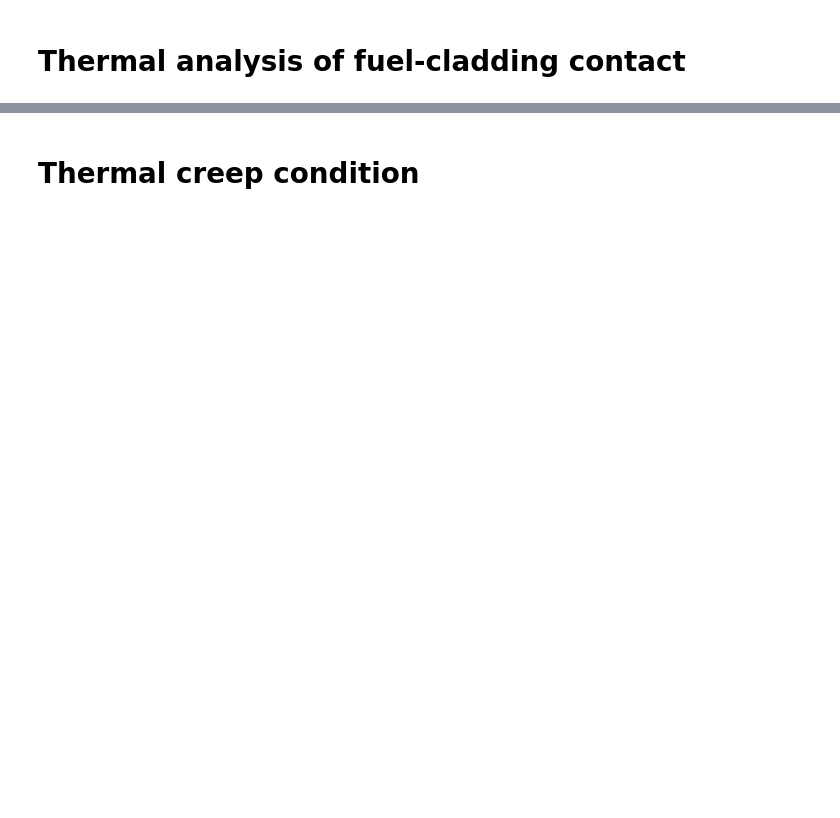
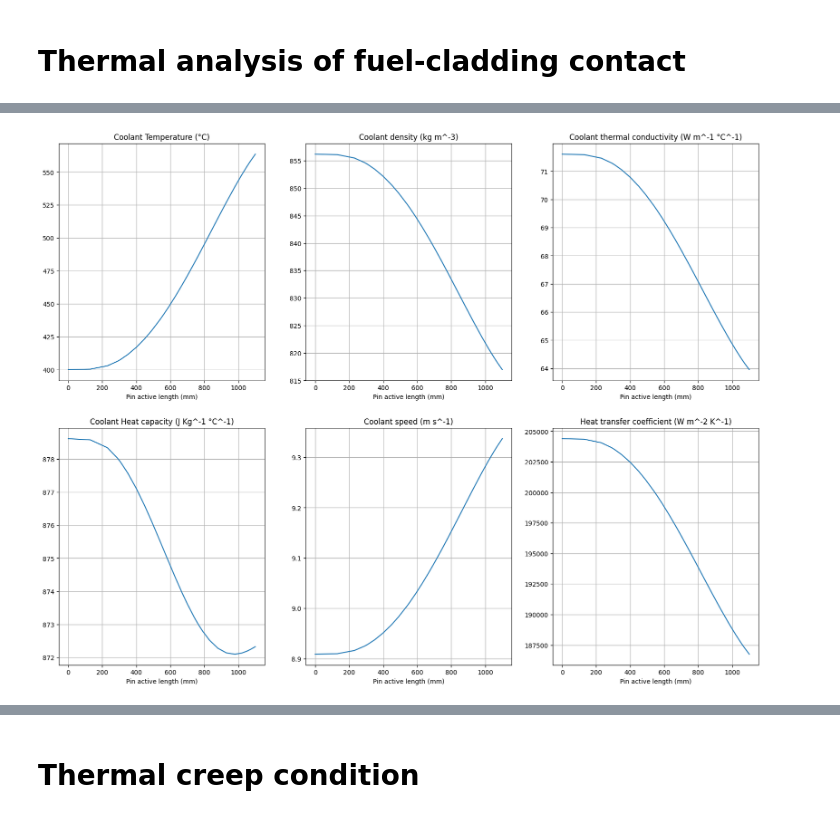
Before and after one commit to Andrea1999Broglia/ASTRID-reactor-fuel-pin-design, a Jupyter notebook: Reactor model.ipynb, the cells around one changed output, grey strips where cells are left out. Cells and saved outputs as stored; diff of their text form; code cells hidden in the pictures; blank space fills up the shorter version.

```diff
--- a/Reactor model.ipynb
+++ b/Reactor model.ipynb
@@ -932,7 +945,7 @@ def swelling_strain(burnup): #(%), burnup in GWd/t
 
 for i in range(len(H)):
 
-    Rfi_new[i]=Rfi_res[i]*(1+swelling_strain(burnup_final[i])*0.01/3)
+    Rfi_new[i]=Rfi_res[i]#*(1+swelling_strain(burnup_final[i])*0.01/3)
     Rfo_new[i]=Rfo_hot[i]*(1+swelling_strain(burnup_final[i])*0.01/3)
     if i<len(H)-1:
         H_swelled[i+1]=H_swelled[i]+(H_expanded[i+1]-H_expanded[i])*(1+swelling_strain(burnup_final[i])*0.01/3)
@@ -1147,6 +1091,0 @@ NameError: name 'Tfonew' is not defined
-# %%
-for i in range(len(H)):
-    if Rcinew[i]-Rfo_val[i]<=0:
-        Rfo_val2[i]=Rfo*(1+alpha*((Tfo_contact[i]+Tfi_contact[i])/2-273.15))*(1+0.07*Burnup[i]/100)**(2/3)
-
-display(Rci_final-Rfo_val2)
@@ -1190,0 +1092,82 @@ print(margin_end)
+# %%
+contact_time=[]
+
+for i in range(len(H)):
+
+    def contact_day(t):
+
+        return Rci_new[i]-Rfo_hot[i]*(1+swelling_strain(burnup_final[i]*t/1440)/100/3)
+
+    day=fsolve(contact_day, 100)
+    contact_time.append(int(day[0]))
+# %%
+Tco_final=np.zeros(len(H))
+Tci_final=np.zeros(len(H))
+Tfo_final=np.zeros(len(H))
+Tfi_final=np.zeros(len(H))
+T_final=np.zeros(len(H)) #coolant temperature @nodes
+Cp_v_final=np.zeros(len(H)) #coolant specific activity @nodes
+
+Rco_final=np.zeros(len(H))
+Rci_final=np.zeros(len(H))
+Rfo_final=np.zeros(len(H))
+Rfi_final=np.zeros(len(H))
+
+Rho_v_final=np.zeros(len(H)) #coolant density
+v_c_v_final=np.zeros(len(H)) #coolant speed
+k_c_v_final=np.zeros(len(H)) #cladding thermal conductivity
+h_v_final=np.zeros(len(H))   #heat transfer coefficient
+
+###########################################
+# T coolant
+def dTdz(z, T):
+
+    return (Plin(z)*0.9/(mfr*Cp(T)))
+
+#solution of previous equation to find coolant temperature profile along z
+sol=integrate.solve_ivp(dTdz, (H[0],H[29]), [400], t_eval=xvals[H[0]:H[29]+1])
+
+
+
+for i in range(len(H)):           #here, only the values of temperature and specific activity in proximity of the nodes are selected
+    T_final[i]=sol.y[0][int(H[i])]
+    Cp_v_final[i]=Cp(T_final[i])
+
+    Rco_final[i]=Rco_new[i]
+
+    Rho_v_final[i]=Rho(T_final[i])
+    v_c_v_final[i]=v_c(T_final[i])
+    k_c_v_final[i]=K_c(T_final[i])
+    h_v_final[i]=h(T_final[i])
+
+#plots                                                      #all coolant properties plotted
+fig, axs = plt.subplots(2, 3, figsize=(20,15))
+
+axs[0, 0].plot(H, T_final)
+axs[0, 0].set_title('Coolant Temperature (°C)')
+axs[0, 0].set_xlabel("Pin active length (mm)")
+axs[0, 0].grid()
+axs[1, 0].plot(H, Cp_v_final)
+axs[1, 0].set_title('Coolant Heat capacity (J Kg^-1 °C^-1)')
+axs[1, 0].set_xlabel("Pin active length (mm)")
+axs[1, 0].grid()
+
+axs[0, 1].plot(H, Rho_v_final)
+axs[0, 1].set_title('Coolant density (kg m^-3)')
+axs[0, 1].set_xlabel("Pin active length (mm)")
+axs[0, 1].grid()
+axs[1, 1].plot(H, v_c_v_final)
+axs[1, 1].set_title('Coolant speed (m s^-1)')
+axs[1, 1].set_xlabel("Pin active length (mm)")
+axs[1, 1].grid()
+
+axs[0, 2].plot(H, k_c_v_final)
+axs[0, 2].set_title('Coolant thermal conductivity (W m^-1 °C^-1)')
+axs[0, 2].set_xlabel("Pin active length (mm)")
+axs[0, 2].grid()
+axs[1, 2].plot(H, h_v_final)
+axs[1, 2].set_title('Heat transfer coefficient (W m^-2 K^-1)')
+axs[1, 2].set_xlabel("Pin active length (mm)")
+axs[1, 2].grid()
+# %% [output]
+[figure, added]
```
Also changed, not shown: parts of 21 cells of this notebook.
